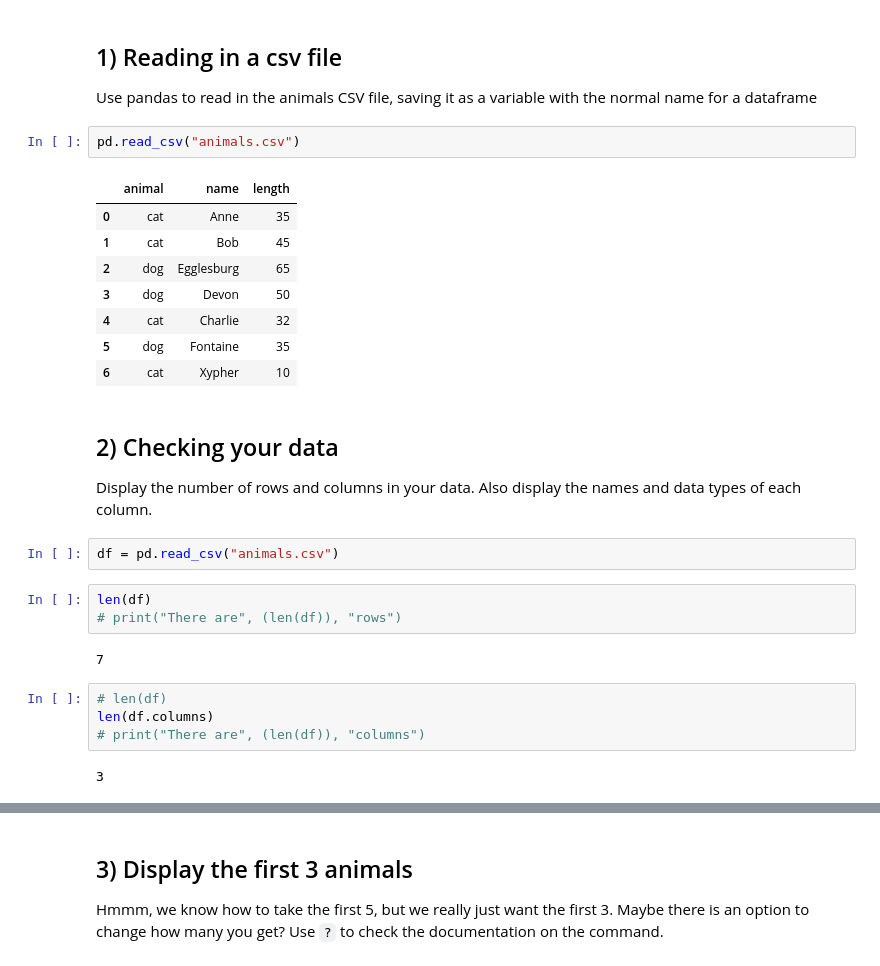
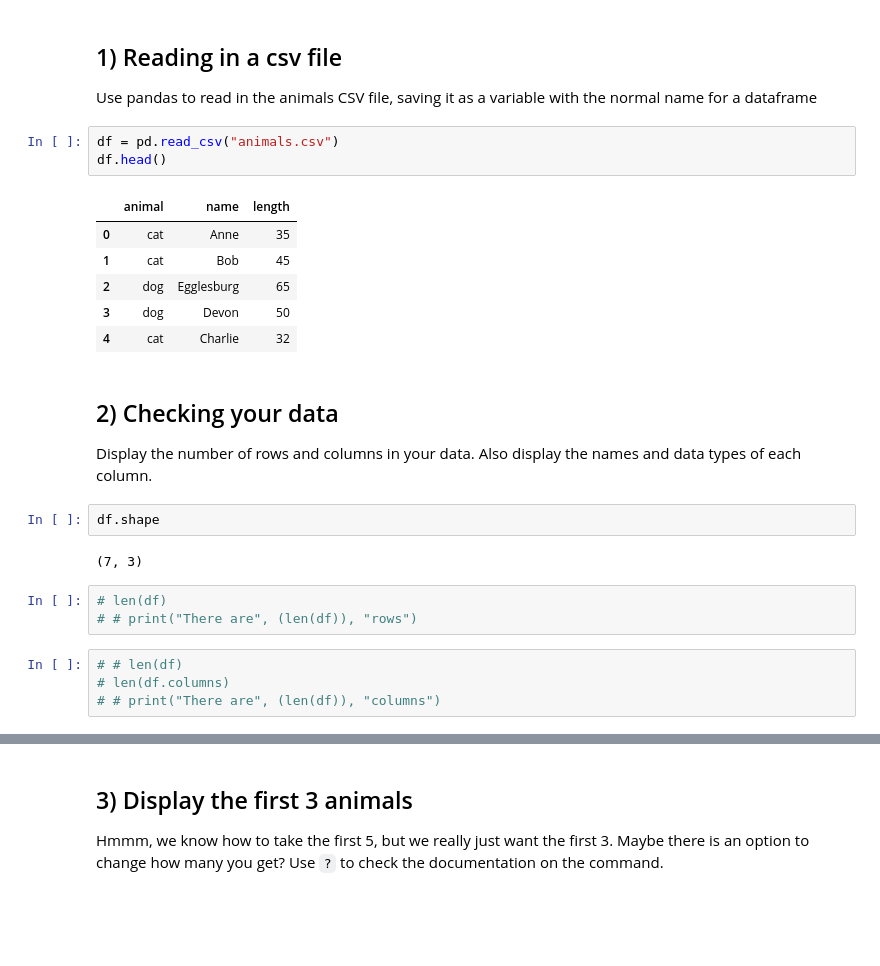
Before and after one commit to milesbolton/06-homework, a Jupyter notebook: 01-Animals.ipynb, the cells around one changed output, grey strips where cells are left out. Drawn from its saved outputs; the diff is of its cells as text; blank space fills up the shorter version.

```diff
--- a/01-Animals.ipynb
+++ b/01-Animals.ipynb
@@ -60,31 +60,28 @@ import pandas as pd
 
 Use pandas to read in the animals CSV file, saving it as a variable with the normal name for a dataframe
 # %%
-pd.read_csv("animals.csv")
+df = pd.read_csv("animals.csv")
+df.head()
 # %% [output]
 |  | animal | name | length |
 | 0 | cat | Anne | 35 |
 | 1 | cat | Bob | 45 |
 | 2 | dog | Egglesburg | 65 |
 | 3 | dog | Devon | 50 |
 | 4 | cat | Charlie | 32 |
-| 5 | dog | Fontaine | 35 |
-| 6 | cat | Xypher | 10 |
 # %% [markdown]
 ## 2) Checking your data
 
 Display the number of rows and columns in your data. Also display the names and data types of each column.
-# %%
-df = pd.read_csv("animals.csv")
+# %%
+df.shape
+# %% [output]
+(7, 3)
 # %%
-len(df)
-# print("There are", (len(df)), "rows")
+# len(df)
+# # print("There are", (len(df)), "rows")
-# %% [output]
-7
 # %%
-# len(df)
-len(df.columns)
-# print("There are", (len(df)), "columns")
+# # len(df)
+# len(df.columns)
+# # print("There are", (len(df)), "columns")
-# %% [output]
-3
 # %%
```
Also changed, not shown: parts of 23 cells of this notebook.
